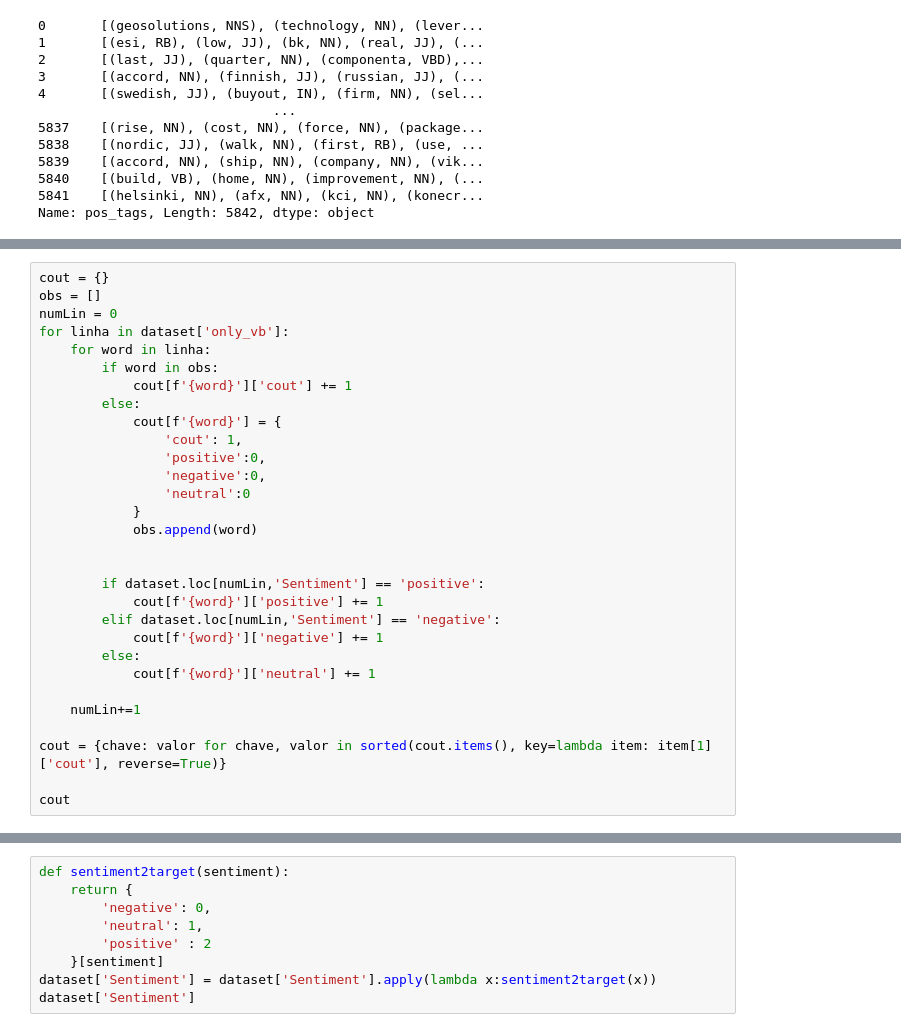
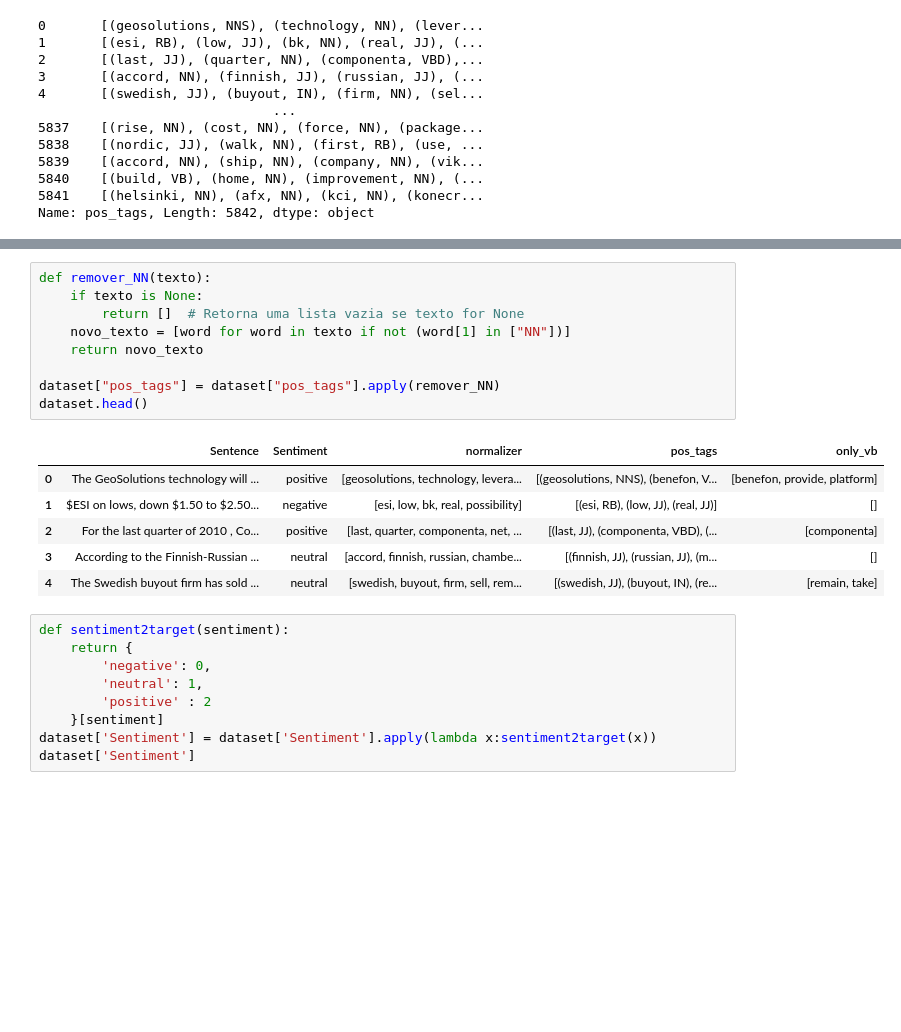
Before and after one commit to gardeniaestevam/time6-mandacaru.dev, a Jupyter notebook: SVM.ipynb, the cells around one changed output, grey strips where cells are left out. Drawn from its saved outputs; the diff is of its cells as text; blank space fills up the shorter version.

```diff
--- a/SVM.ipynb
+++ b/SVM.ipynb
@@ -154,33 +158,3 @@ dataset
 | 5840 | In the building and home improvem... | neutral | [build, home, improvement, trade,... | [(build, VB), (home, NN), (improv... | [build, decrease] |
 | 5841 | HELSINKI AFX - KCI Konecranes sai... | positive | [helsinki, afx, kci, konecranes, ... | [(helsinki, NN), (afx, NN), (kci,... | [say] |
 5842 rows × 5 columns
-# %%
-cout = {}
-obs = []
-numLin = 0
-for linha in dataset['only_vb']:
-    for word in linha:
-        if word in obs:
-            cout[f'{word}']['cout'] += 1
-        else:
-            cout[f'{word}'] = {
-                'cout': 1,
-                'positive':0,
-                'negative':0,
-                'neutral':0
-            }
-            obs.append(word)
-
-
-        if dataset.loc[numLin,'Sentiment'] == 'positive':
-            cout[f'{word}']['positive'] += 1
-        elif dataset.loc[numLin,'Sentiment'] == 'negative':
-            cout[f'{word}']['negative'] += 1
-        else:
-            cout[f'{word}']['neutral'] += 1
-
-    numLin+=1
-
-cout = {chave: valor for chave, valor in sorted(cout.items(), key=lambda item: item[1]['cout'], reverse=True)}
-
-cout
@@ -205,3 +161,19 @@ cout
+# %%
+def remover_NN(texto):
+    if texto is None:
+        return []  # Retorna uma lista vazia se texto for None
+    novo_texto = [word for word in texto if not (word[1] in ["NN"])]
+    return novo_texto
+
+dataset["pos_tags"] = dataset["pos_tags"].apply(remover_NN)
+dataset.head()
+# %% [output]
+|  | Sentence | Sentiment | normalizer | pos_tags | only_vb |
+| 0 | The GeoSolutions technology will ... | positive | [geosolutions, technology, levera... | [(geosolutions, NNS), (benefon, V... | [benefon, provide, platform] |
+| 1 | $ESI on lows, down $1.50 to $2.50... | negative | [esi, low, bk, real, possibility] | [(esi, RB), (low, JJ), (real, JJ)] | [] |
+| 2 | For the last quarter of 2010 , Co... | positive | [last, quarter, componenta, net, ... | [(last, JJ), (componenta, VBD), (... | [componenta] |
+| 3 | According to the Finnish-Russian ... | neutral | [accord, finnish, russian, chambe... | [(finnish, JJ), (russian, JJ), (m... | [] |
+| 4 | The Swedish buyout firm has sold ... | neutral | [swedish, buyout, firm, sell, rem... | [(swedish, JJ), (buyout, IN), (re... | [remain, take] |
 # %%
 def sentiment2target(sentiment):
     return {
```
Also changed, not shown: parts of 5 cells of this notebook.
